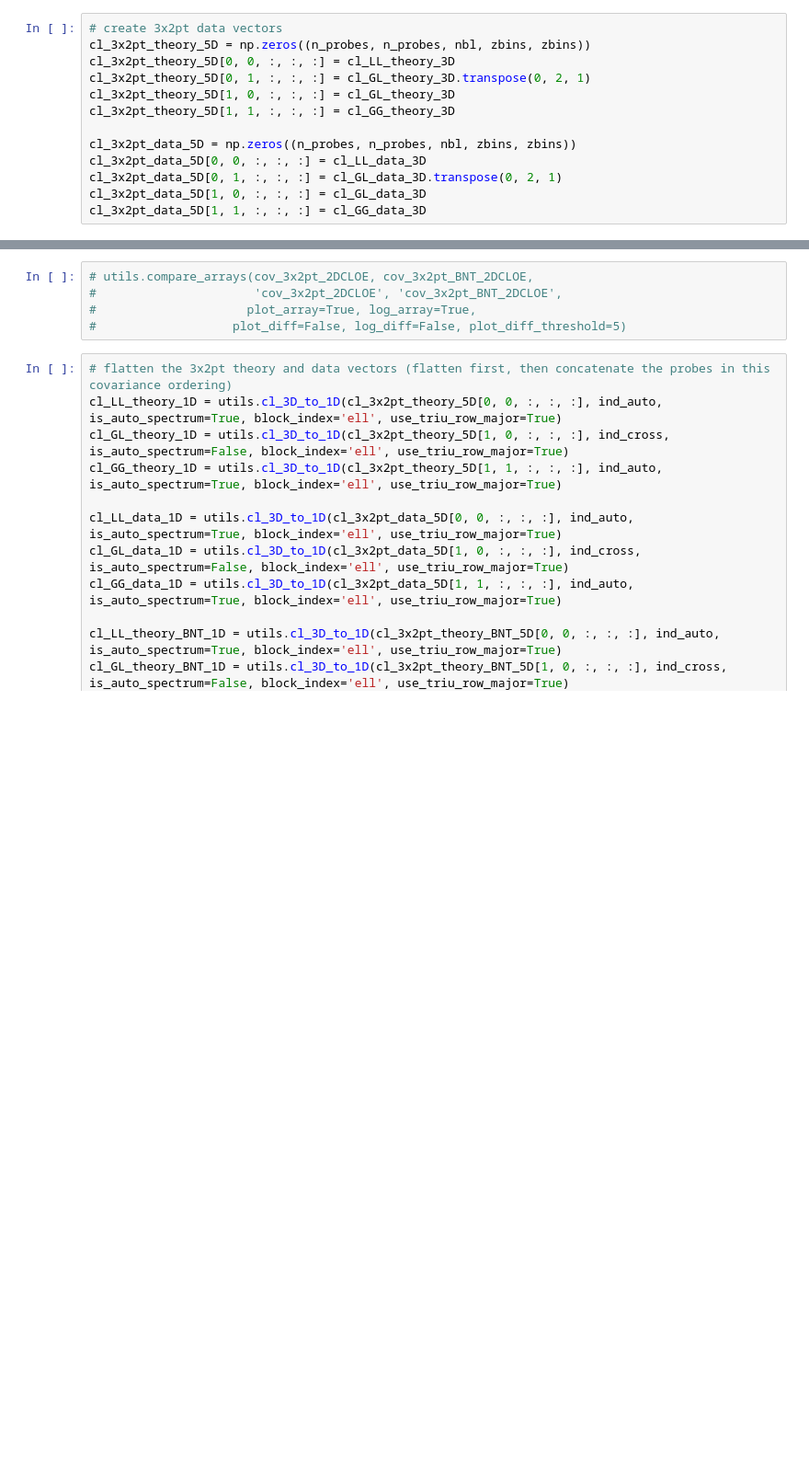
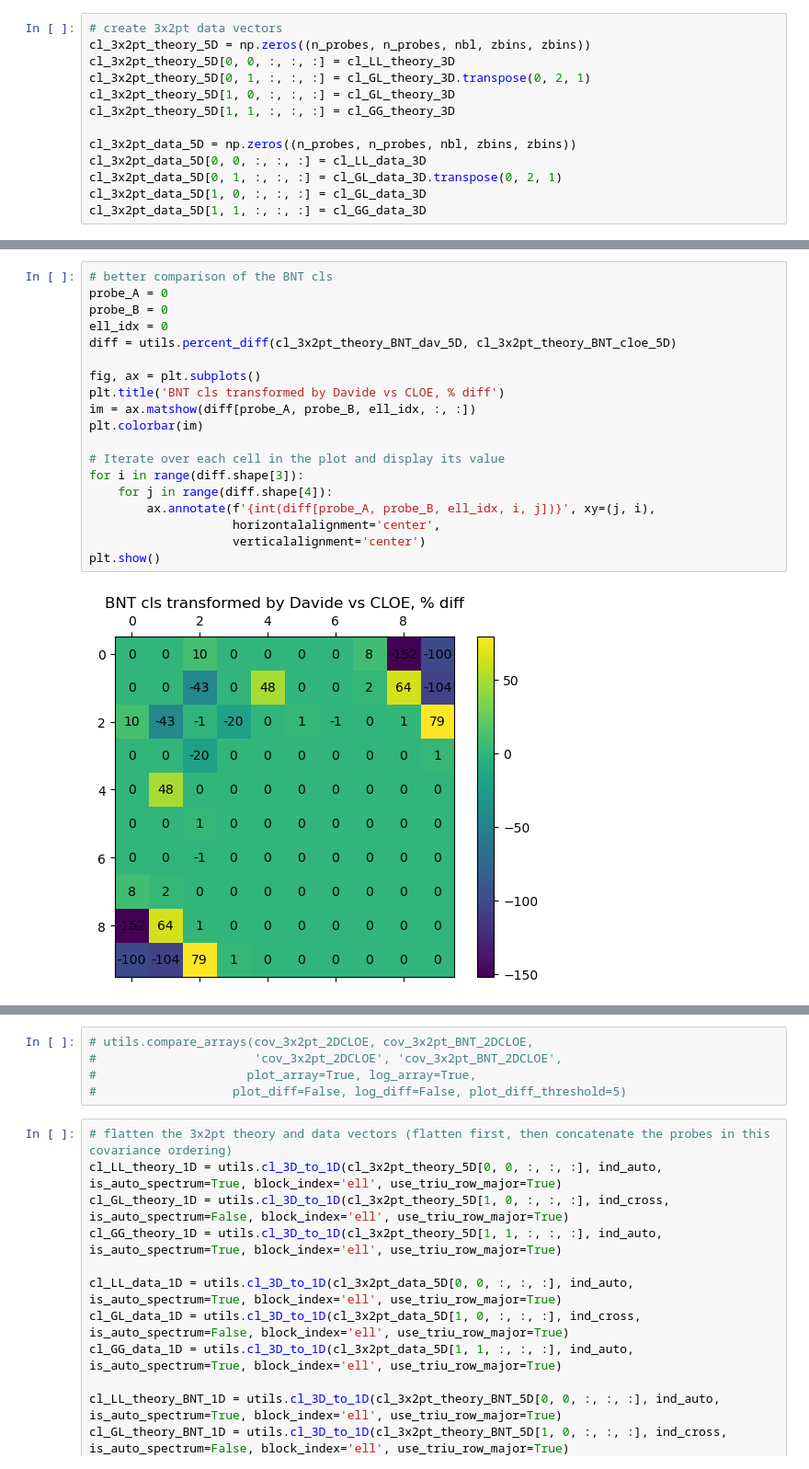
Before and after one commit to davidesciotti/cov_for_santi, a Jupyter notebook: bin/compute_transform_cov.ipynb, the cells around one changed output, grey strips where cells are left out. Shown at 92% size. Drawn from its saved outputs; the diff is of its cells as text; blank space fills up the shorter version.

```diff
--- a/bin/compute_transform_cov.ipynb
+++ b/bin/compute_transform_cov.ipynb
@@ -275,0 +336,21 @@ else:
+# %%
+# better comparison of the BNT cls
+probe_A = 0
+probe_B = 0
+ell_idx = 0
+diff = utils.percent_diff(cl_3x2pt_theory_BNT_dav_5D, cl_3x2pt_theory_BNT_cloe_5D)
+
+fig, ax = plt.subplots()
+plt.title('BNT cls transformed by Davide vs CLOE, % diff')
+im = ax.matshow(diff[probe_A, probe_B, ell_idx, :, :])
+plt.colorbar(im)
+
+# Iterate over each cell in the plot and display its value
+for i in range(diff.shape[3]):
+    for j in range(diff.shape[4]):
+        ax.annotate(f'{int(diff[probe_A, probe_B, ell_idx, i, j])}', xy=(j, i),
+                    horizontalalignment='center',
+                    verticalalignment='center')
+plt.show()
+# %% [output]
+[figure, added]
```
Also changed, not shown: parts of 20 cells of this notebook, 2 other files.
